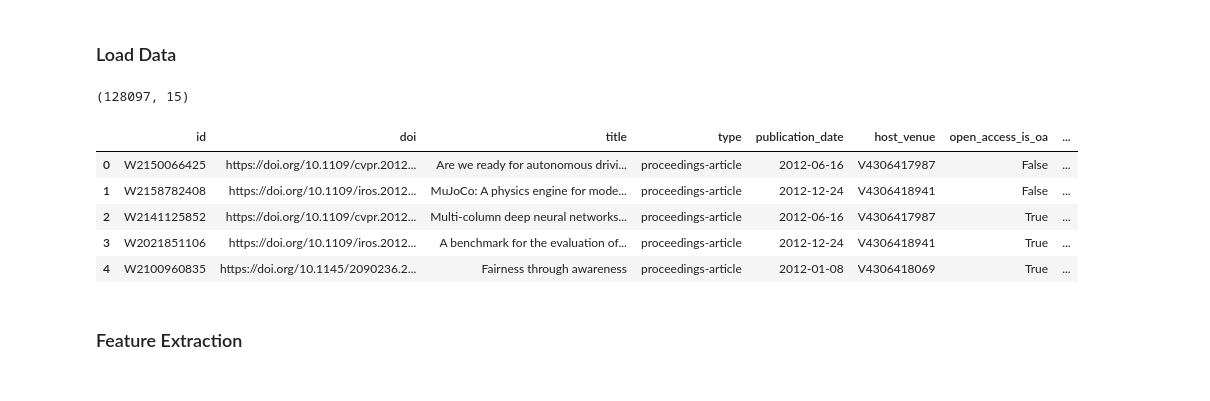
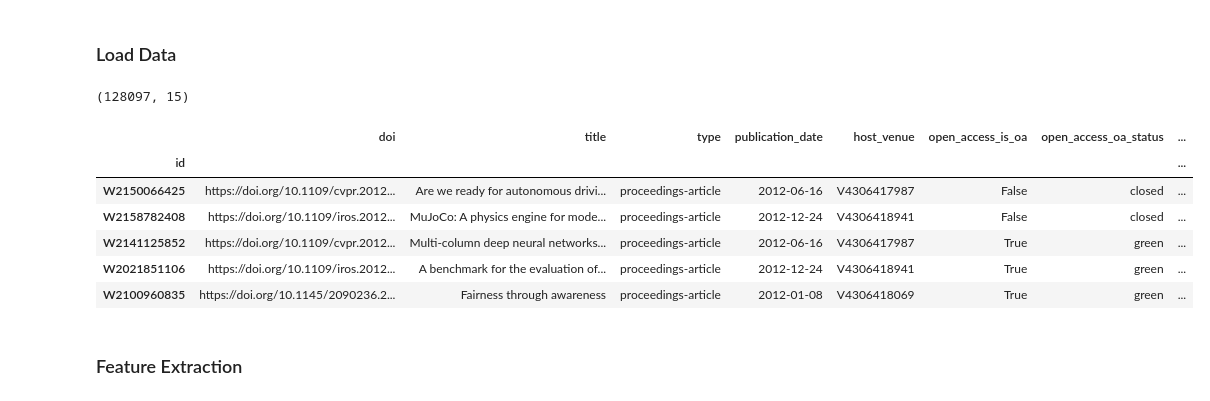
Before and after one commit to gtmdotme/citation_prediction, a Jupyter notebook: data-modeling.ipynb, the cells around one changed output. Cells and saved outputs as stored; diff of their text form; code cells hidden in the pictures.

```diff
--- a/data-modeling.ipynb
+++ b/data-modeling.ipynb
@@ -65,15 +97,17 @@ insts = pd.DataFrame.from_dict(flatten(insts_))
 # %%
 # works
 print (works.shape)
+works = works.set_index('id')
 works.head()
 # %% [output]
 (128097, 15)
-|  | id | doi | title | type | publication_date | host_venue | open_access_is_oa | ... |
-| 0 | W2150066425 | https://doi.org/10.1109/cvpr.2012... | Are we ready for autonomous drivi... | proceedings-article | 2012-06-16 | V4306417987 | False | ... |
-| 1 | W2158782408 | https://doi.org/10.1109/iros.2012... | MuJoCo: A physics engine for mode... | proceedings-article | 2012-12-24 | V4306418941 | False | ... |
-| 2 | W2141125852 | https://doi.org/10.1109/cvpr.2012... | Multi-column deep neural networks... | proceedings-article | 2012-06-16 | V4306417987 | True | ... |
-| 3 | W2021851106 | https://doi.org/10.1109/iros.2012... | A benchmark for the evaluation of... | proceedings-article | 2012-12-24 | V4306418941 | True | ... |
-| 4 | W2100960835 | https://doi.org/10.1145/2090236.2... | Fairness through awareness | proceedings-article | 2012-01-08 | V4306418069 | True | ... |
+|  | doi | title | type | publication_date | host_venue | open_access_is_oa | open_access_oa_status | ... |
+| id |  |  |  |  |  |  |  | ... |
+| W2150066425 | https://doi.org/10.1109/cvpr.2012... | Are we ready for autonomous drivi... | proceedings-article | 2012-06-16 | V4306417987 | False | closed | ... |
+| W2158782408 | https://doi.org/10.1109/iros.2012... | MuJoCo: A physics engine for mode... | proceedings-article | 2012-12-24 | V4306418941 | False | closed | ... |
+| W2141125852 | https://doi.org/10.1109/cvpr.2012... | Multi-column deep neural networks... | proceedings-article | 2012-06-16 | V4306417987 | True | green | ... |
+| W2021851106 | https://doi.org/10.1109/iros.2012... | A benchmark for the evaluation of... | proceedings-article | 2012-12-24 | V4306418941 | True | green | ... |
+| W2100960835 | https://doi.org/10.1145/2090236.2... | Fairness through awareness | proceedings-article | 2012-01-08 | V4306418069 | True | green | ... |
 # %% [markdown]
 ### Feature Extraction
 # %%
```
Also changed, not shown: parts of 8 cells of this notebook.
